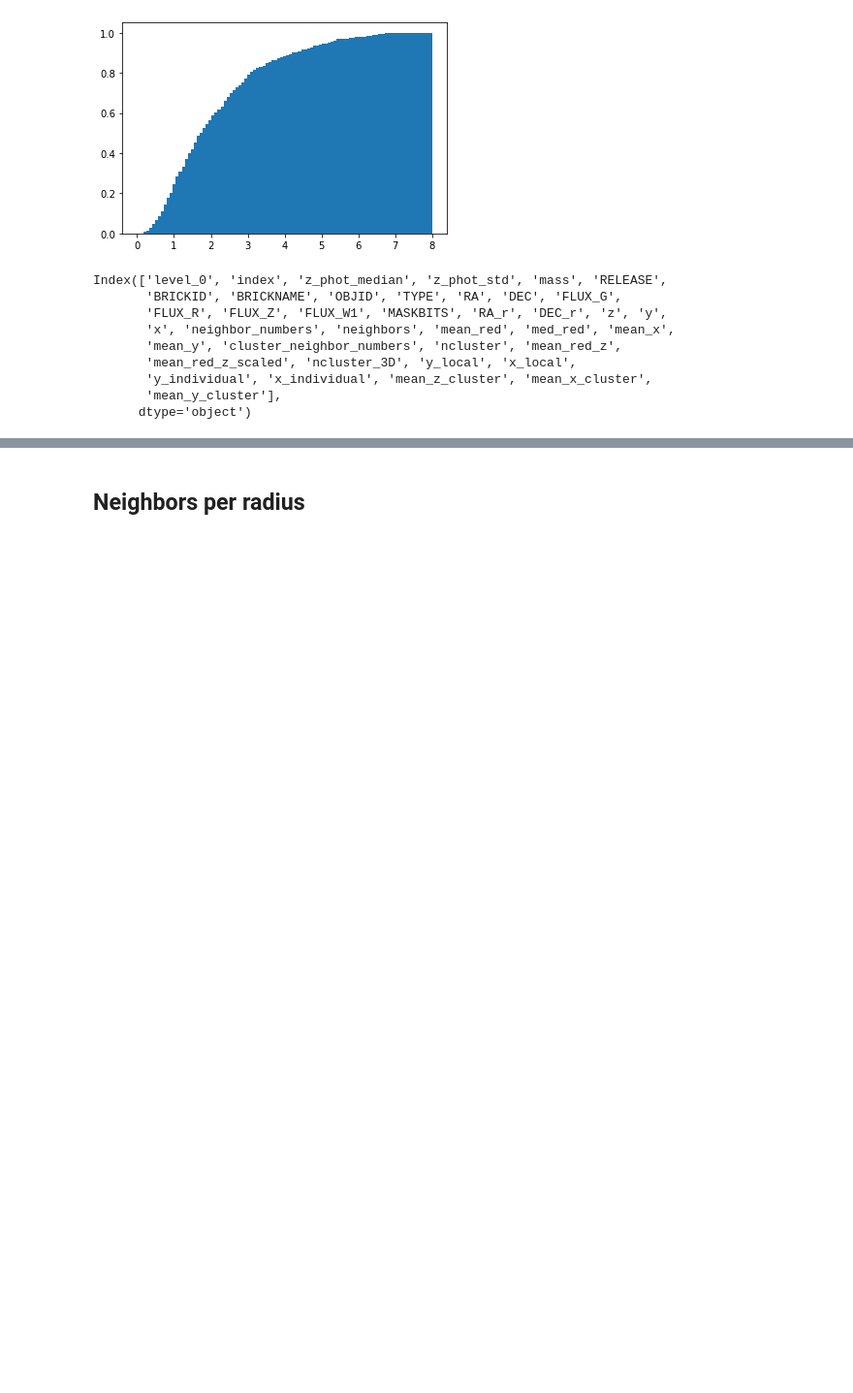
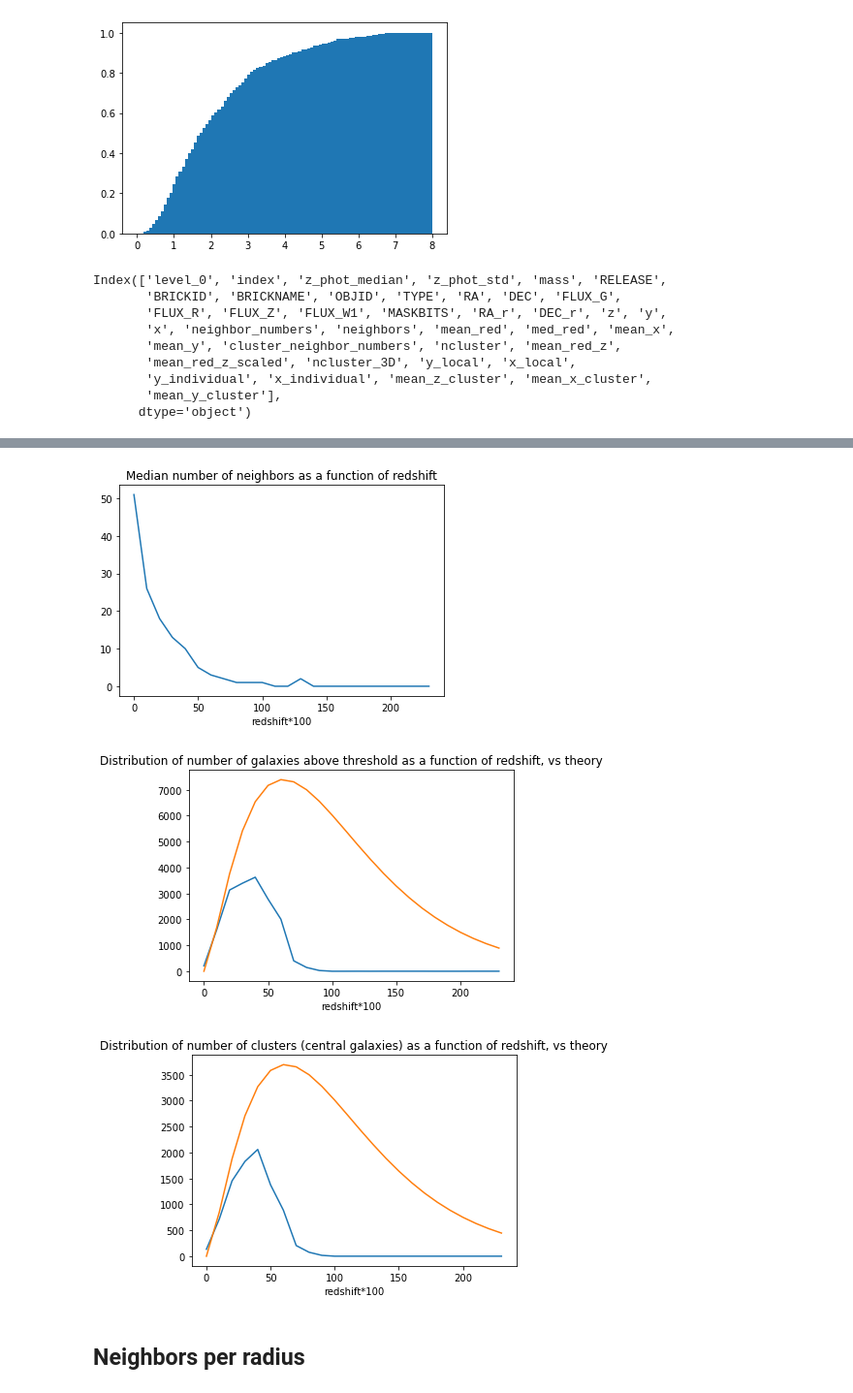
Before and after one commit to mjyb16/DESI_clusters_dumping_ground, a Jupyter notebook: DESI_Looped.ipynb, the cells around one changed output, grey strips where cells are left out. Shown at 97% size. Drawn from its saved outputs; the diff is of its cells as text; code cells hidden in the pictures; blank space fills up the shorter version.

Commit message:
fixed some of the annoying copy errors, created graph of threshold as func of redshift

```diff
--- a/DESI_Looped.ipynb
+++ b/DESI_Looped.ipynb
@@ -445,0 +410,12 @@ Index(['level_0', 'index', 'z_phot_median', 'z_phot_std', 'mass', 'RELEASE',
+# %%
+dist_clusters = []
+dist_most_massive = []
+median_gal = []
+pbar = display.ProgressBar(len(binned))
+pbar.display()
+for b in range(0, len(binned), 10):
+    pbar.progress = b
+    values = clusters_dist(binned, binned_g, b)
+    dist_clusters.append(values[0])
+    dist_most_massive.append(values[1])
+    median_gal.append(values[2])
@@ -446,3 +444,27 @@ Index(['level_0', 'index', 'z_phot_median', 'z_phot_std', 'mass', 'RELEASE',
+# %%
+redshift = np.arange(0, len(binned), 10)
+a = 1.5
+b = 1.7
+z0 = 0.7
+r = (redshift/100)/z0
+plt.plot(redshift, median_gal)
+plt.title("Median number of neighbors as a function of redshift")
+plt.xlabel("redshift*100")
+plt.show()
+plt.plot(redshift, dist_clusters)
+plt.plot(redshift, (40000)*(r**a)*(np.e**-r)**b)
+plt.title("Distribution of number of galaxies above threshold as a function of redshift, vs theory")
+plt.xlabel("redshift*100")
+plt.show()
+plt.plot(redshift, dist_most_massive)
+plt.plot(redshift, (20000)*(r**a)*(np.e**-r)**b)
+plt.title("Distribution of number of clusters (central galaxies) as a function of redshift, vs theory")
+plt.xlabel("redshift*100")
+plt.show()
+# %% [output]
+[figure, added]
+[figure, added]
+[figure, added]
 # %% [markdown]
 ## Neighbors per radius
 # %%
```
Also changed, not shown: parts of 17 cells of this notebook, 32 other files.
